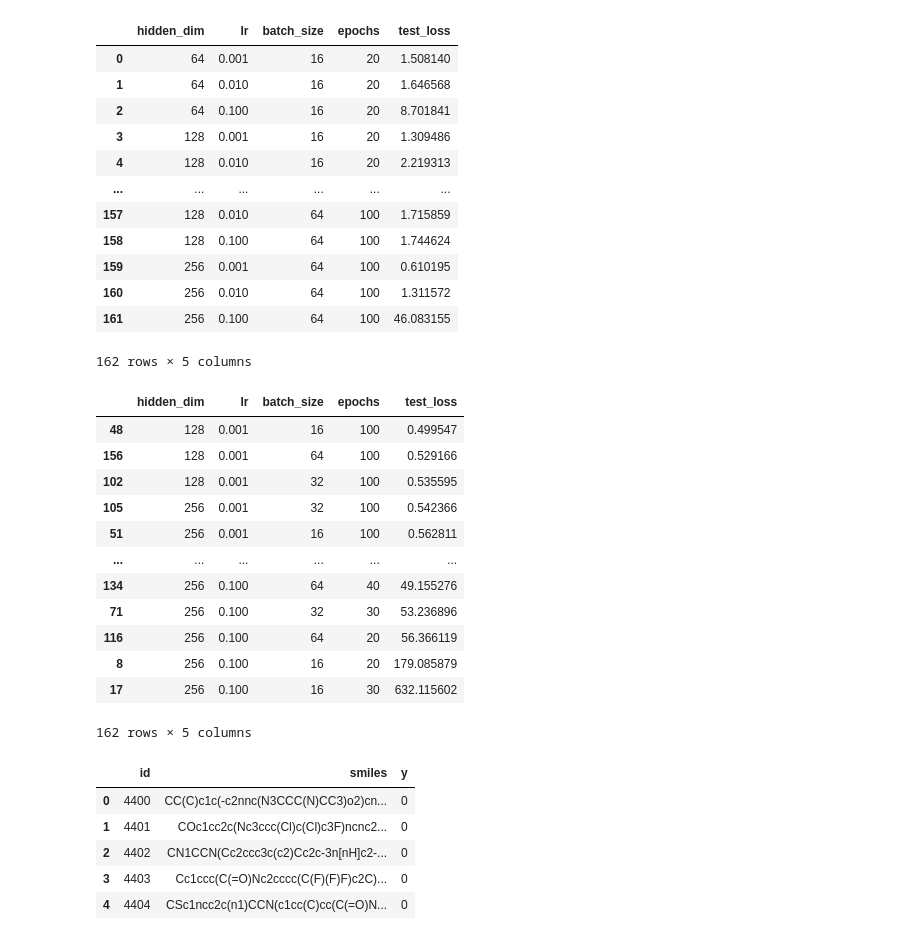
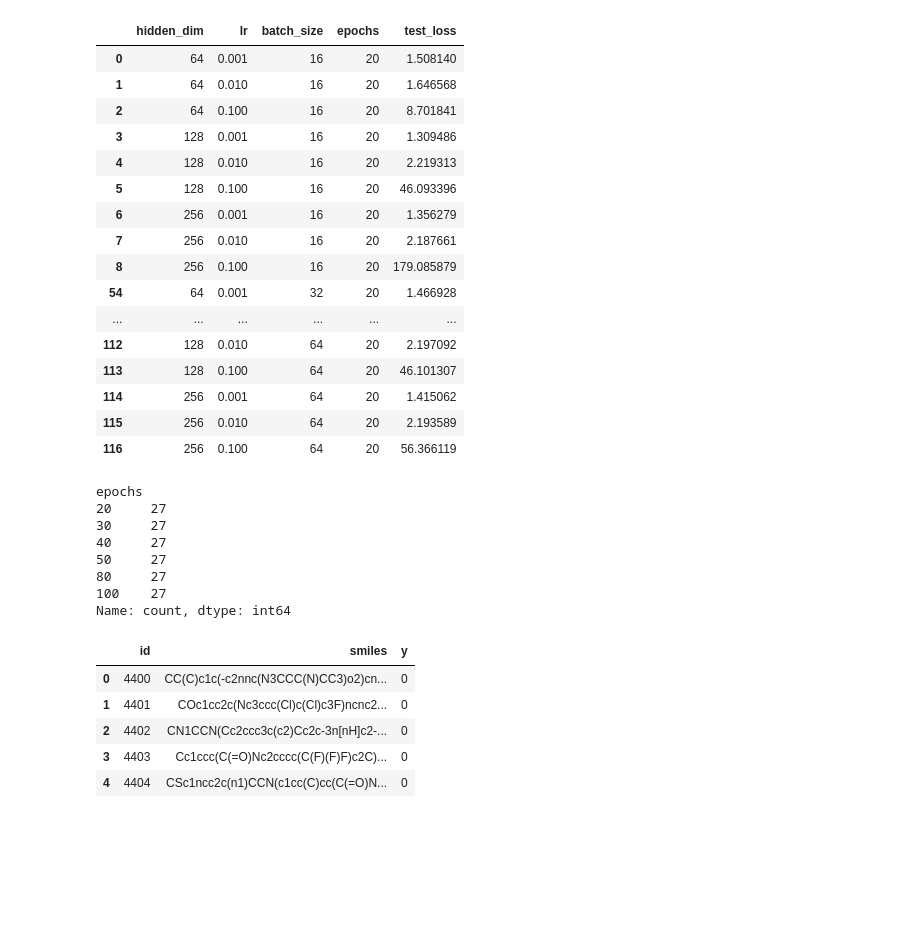
Before and after one commit to emanieluu/aml_project, a Jupyter notebook: emanie/sandbox.ipynb, the cells around one changed output. Saved outputs shown, nothing was run; the diff lists cells and outputs as text; code cells hidden in the pictures; blank space fills up the shorter version.

```diff
--- a/emanie/sandbox.ipynb
+++ b/emanie/sandbox.ipynb
@@ -10,40 +10,39 @@ fichier_texte = "/home/onyxia/work/aml_project/molprop_prediction/results/grid_s
 
 # Lire le fichier texte en DataFrame
 df = pd.read_csv(fichier_texte, delimiter=',')  # Vous pouvez ajuster le délimiteur selon le format de votre fichier
-# %%
-df
-# %% [output]
-|  | hidden_dim | lr | batch_size | epochs | test_loss |
-| 0 | 64 | 0.001 | 16 | 20 | 1.508140 |
-| 1 | 64 | 0.010 | 16 | 20 | 1.646568 |
-| 2 | 64 | 0.100 | 16 | 20 | 8.701841 |
-| 3 | 128 | 0.001 | 16 | 20 | 1.309486 |
-| 4 | 128 | 0.010 | 16 | 20 | 2.219313 |
-| ... | ... | ... | ... | ... | ... |
-| 157 | 128 | 0.010 | 64 | 100 | 1.715859 |
-| 158 | 128 | 0.100 | 64 | 100 | 1.744624 |
-| 159 | 256 | 0.001 | 64 | 100 | 0.610195 |
-| 160 | 256 | 0.010 | 64 | 100 | 1.311572 |
-| 161 | 256 | 0.100 | 64 | 100 | 46.083155 |
-162 rows × 5 columns
+# %%
+df[df['epochs'] == 20]
+# %% [output]
+|  | hidden_dim | lr | batch_size | epochs | test_loss |
+| 0 | 64 | 0.001 | 16 | 20 | 1.508140 |
+| 1 | 64 | 0.010 | 16 | 20 | 1.646568 |
+| 2 | 64 | 0.100 | 16 | 20 | 8.701841 |
+| 3 | 128 | 0.001 | 16 | 20 | 1.309486 |
+| 4 | 128 | 0.010 | 16 | 20 | 2.219313 |
+| 5 | 128 | 0.100 | 16 | 20 | 46.093396 |
+| 6 | 256 | 0.001 | 16 | 20 | 1.356279 |
+| 7 | 256 | 0.010 | 16 | 20 | 2.187661 |
+| 8 | 256 | 0.100 | 16 | 20 | 179.085879 |
+| 54 | 64 | 0.001 | 32 | 20 | 1.466928 |
+| ... | ... | ... | ... | ... | ... |
+| 112 | 128 | 0.010 | 64 | 20 | 2.197092 |
+| 113 | 128 | 0.100 | 64 | 20 | 46.101307 |
+| 114 | 256 | 0.001 | 64 | 20 | 1.415062 |
+| 115 | 256 | 0.010 | 64 | 20 | 2.193589 |
+| 116 | 256 | 0.100 | 64 | 20 | 56.366119 |
 # %%
 df = df.sort_values(by='test_loss', ascending=True)
 # %%
-df
+df.epochs.value_counts()
 # %% [output]
-|  | hidden_dim | lr | batch_size | epochs | test_loss |
-| 48 | 128 | 0.001 | 16 | 100 | 0.499547 |
-| 156 | 128 | 0.001 | 64 | 100 | 0.529166 |
-| 102 | 128 | 0.001 | 32 | 100 | 0.535595 |
-| 105 | 256 | 0.001 | 32 | 100 | 0.542366 |
-| 51 | 256 | 0.001 | 16 | 100 | 0.562811 |
-| ... | ... | ... | ... | ... | ... |
-| 134 | 256 | 0.100 | 64 | 40 | 49.155276 |
-| 71 | 256 | 0.100 | 32 | 30 | 53.236896 |
-| 116 | 256 | 0.100 | 64 | 20 | 56.366119 |
-| 8 | 256 | 0.100 | 16 | 20 | 179.085879 |
-| 17 | 256 | 0.100 | 16 | 30 | 632.115602 |
-162 rows × 5 columns
+epochs
+20     27
+30     27
+40     27
+50     27
+80     27
+100    27
+Name: count, dtype: int64
 # %%
 df['y'] = 0
 # %%
```
Also changed, not shown: 4 other files.
